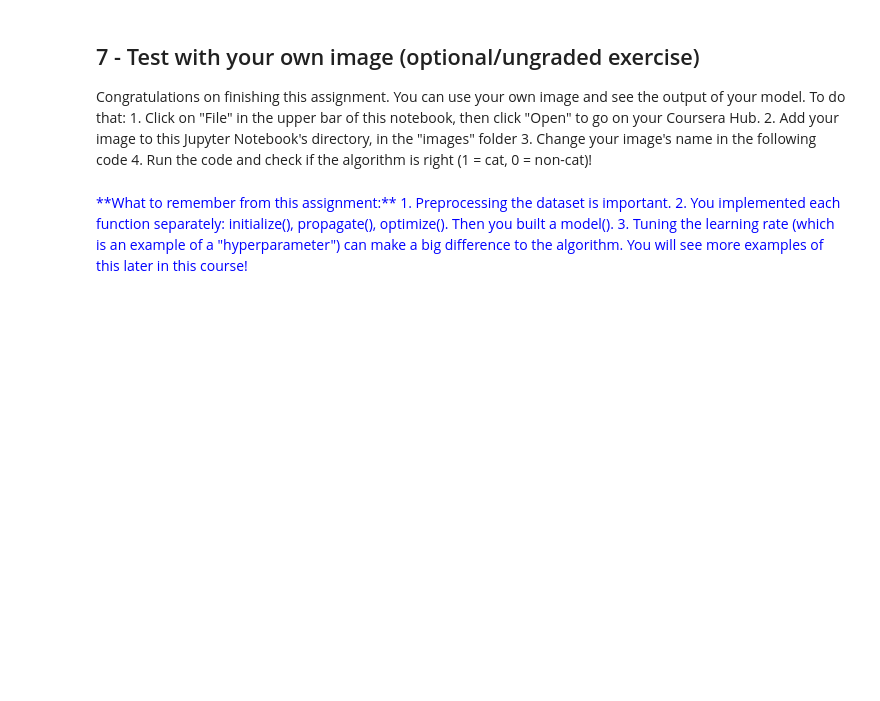
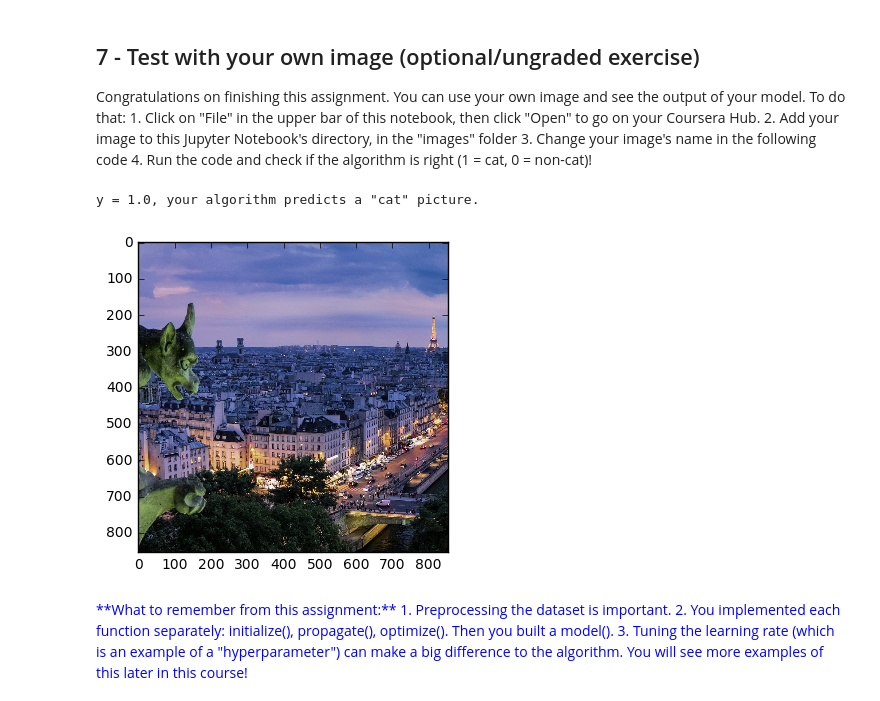
Before and after one commit to fggo/deeplearning.ai, a Jupyter notebook: assignments/Logistic+Regression+with+a+Neural+Network+mindset+v5.ipynb, the cells around one changed output. Cells and saved outputs as stored; diff of their text form; code cells hidden in the pictures; blank space fills up the shorter version.

```diff
--- a/assignments/Logistic+Regression+with+a+Neural+Network+mindset+v5.ipynb
+++ b/assignments/Logistic+Regression+with+a+Neural+Network+mindset+v5.ipynb
@@ -271,7 +295,7 @@ def initialize_with_zeros(dim):
     """
 
     ### START CODE HERE ### (≈ 1 line of code)
-    w = np.zeros((dim, 1))
+    w = np.zeros(shape=(dim, 1), dtype=np.float32)
     b = 0
     ### END CODE HERE ###
 
@@ -350,13 +374,13 @@ def propagate(w, b, X, Y):
     # FORWARD PROPAGATION (FROM X TO COST)
     ### START CODE HERE ### (≈ 2 lines of code)
     A = sigmoid(np.dot(w.T, X) + b)                                    # compute activation
-    cost = (-1/m)*(np.sum(Y*np.log(A) + (1-Y)*np.log(1-A)))                                 # compute cost
+    cost = (-1./m) * np.sum(Y*np.log(A) + (1-Y)*np.log(1-A), axis=1)                                 # compute cost
     ### END CODE HERE ###
 
     # BACKWARD PROPAGATION (TO FIND GRAD)
     ### START CODE HERE ### (≈ 2 lines of code)
-    dw = 1/m*(np.dot(X, (A-Y).T))
-    db = 1/m*(np.sum(A-Y))
+    dw = 1./m*(np.dot(X, (A-Y).T))
+    db = 1./m*(np.sum(A-Y))
     ### END CODE HERE ###
 
     assert(dw.shape == w.shape)
@@ -609,7 +633,7 @@ def model(X_train, Y_train, X_test, Y_test, num_iterations = 2000, learning_rate
     ### START CODE HERE ###
 
     # initialize parameters with zeros (≈ 1 line of code)
-    w, b = np.zeros((X_train.shape[0], 1)), 0
+    w, b = initialize_with_zeros(X_train.shape[0])
 
     # Gradient descent (≈ 1 line of code)
     parameters, grads, costs = optimize(w, b, X_train, Y_train, num_iterations, learning_rate, print_cost)
@@ -775,17 +800,20 @@ Congratulations on finishing this assignment. You can use your own image and see
     4. Run the code and check if the algorithm is right (1 = cat, 0 = non-cat)!
 # %%
 ## START CODE HERE ## (PUT YOUR IMAGE NAME)
-my_image = "cat_in_iran.jpg"   # change this to the name of your image file
+my_image = "gargouille.jpg"   # change this to the name of your image file
 ## END CODE HERE ##
 
 # We preprocess the image to fit your algorithm.
 fname = "images/" + my_image
 image = np.array(ndimage.imread(fname, flatten=False))
 my_image = scipy.misc.imresize(image, size=(num_px,num_px)).reshape((1, num_px*num_px*3)).T
 my_predicted_image = predict(d["w"], d["b"], my_image)
 
 plt.imshow(image)
 print("y = " + str(np.squeeze(my_predicted_image)) + ", your algorithm predicts a \"" + classes[int(np.squeeze(my_predicted_image)),].decode("utf-8") +  "\" picture.")
+# %% [output]
+y = 1.0, your algorithm predicts a "cat" picture.
+[figure, added]
 # %% [markdown]
 <font color='blue'>
 **What to remember from this assignment:**
```
Also changed, not shown: parts of 4 cells of this notebook, 15 other files.
